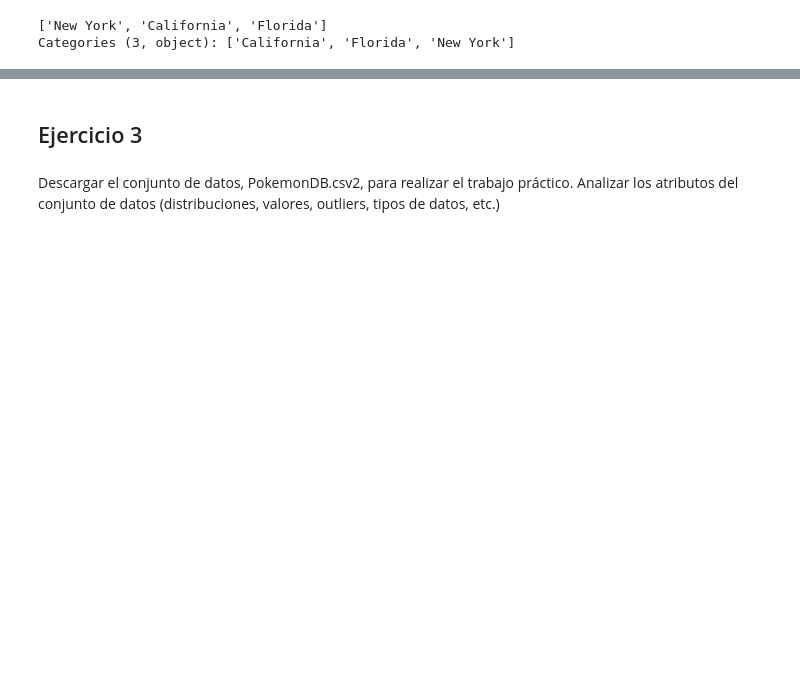
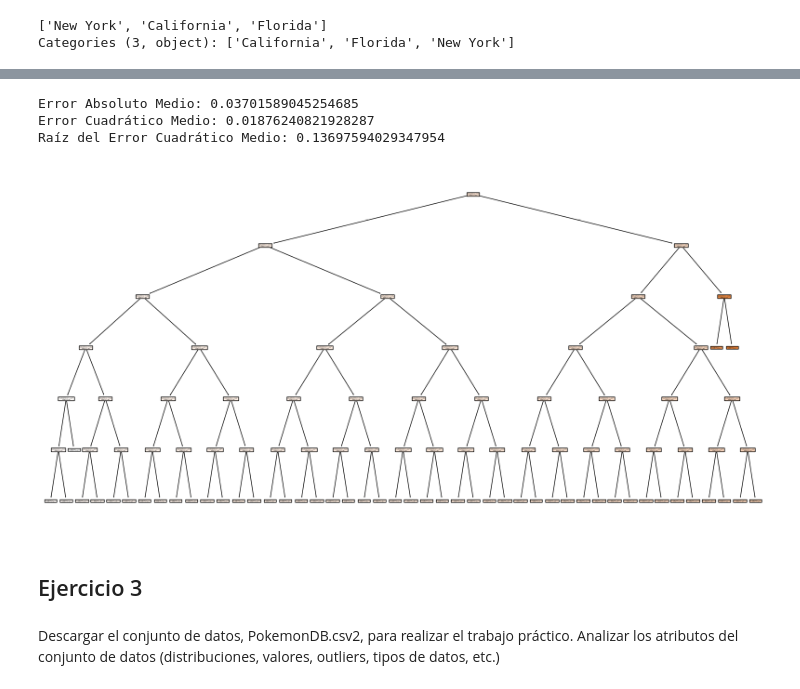
Before and after one commit to MateoGraviFiorino/DataMining-2, a Jupyter notebook: main.ipynb, the cells around one changed output, grey strips where cells are left out. Cells and saved outputs as stored; diff of their text form; code cells hidden in the pictures; blank space fills up the shorter version.

```diff
--- a/main.ipynb
+++ b/main.ipynb
@@ -211,0 +187,16 @@ df_scaled['State_New_York'] = df['State_New_York'].values
+# %%
+# Aplicar One-Hot Encoding solo a las variables categóricas
+column_transformer = ColumnTransformer(
+    [('ohe', OneHotEncoder(), cat_cols)],
+    remainder='passthrough')  # 'passthrough' para incluir las variables numéricas en la transformación
+
+# Aplicar la transformación al DataFrame final
+df_encoded = column_transformer.fit_transform(df_final)
+df_encoded = pd.DataFrame(df_encoded, columns=column_transformer.get_feature_names_out())
+# %%
+# Remover prefijos de los nombres de las columnas
+df_encoded.columns = df_encoded.columns.str.replace('ohe__', '')
+df_encoded.columns = df_encoded.columns.str.replace('remainder__', '')
+
+# Ver los nombres de las columnas ajustados
+print(df_encoded.columns)
@@ -221,7 +227,6 @@ Cuadrático Medio).
 # %%
-# Definimos las características y la variable objetivo
-X = df.dropop('Profit', axis)1)y
-= dfed['Profit']
+X = df_encoded.drop('Profit', axis=1)
+y = df_encoded['Profit']
 
-# Dividimos el dataset en conjuntos de entrenamiento y prueba
-X_train, X_test, y_train, y_test = train_test_split(X, y, test_size=.23, random_state=42)
+# Dividir el conjunto de datos en entrenamiento y prueba
+X_train, X_test, y_train, y_test = train_test_split(X, y, test_size=0.2, random_state=42)
@@ -240,2 +243,5 @@ feature_list
 # %%
 clf = tree.DecisionTreeRegressor(max_depth=6,min_samples_leaf=1, min_samples_split=2, random_state=13 )
+
+regressor_tree = clf.fit(X_train, y_train)
+predictions = clf.predict(X_test)
@@ -279,3 +248,22 @@ Test RMSE: 12156.888974980766
+# %%
+# Métricas
+mae = mean_absolute_error(y_test, predictions)
+mse = mean_squared_error(y_test, predictions)
+rmse = np.sqrt(mse)
+
+print("Error Absoluto Medio:", mae)
+print("Error Cuadrático Medio:", mse)
+print("Raíz del Error Cuadrático Medio:", rmse)
+# %% [output]
+Error Absoluto Medio: 0.03701589045254685
+Error Cuadrático Medio: 0.01876240821928287
+Raíz del Error Cuadrático Medio: 0.13697594029347954
+# %%
+plt.figure(figsize=(20,10))
+plot_tree(clf, filled=True, feature_names=X.columns.tolist() + ['State_New York', 'State_California', 'State_Florida'])
+plt.show()
+# %% [output]
+[figure, added]
 # %% [markdown]
 ## Ejercicio 3
 # %% [markdown]
```
Also changed, not shown: parts of 53 cells of this notebook.
